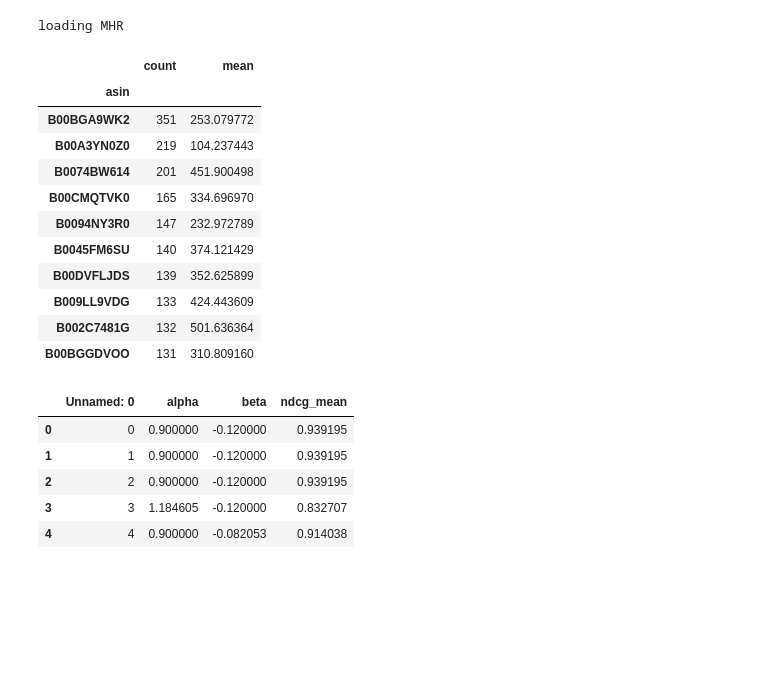
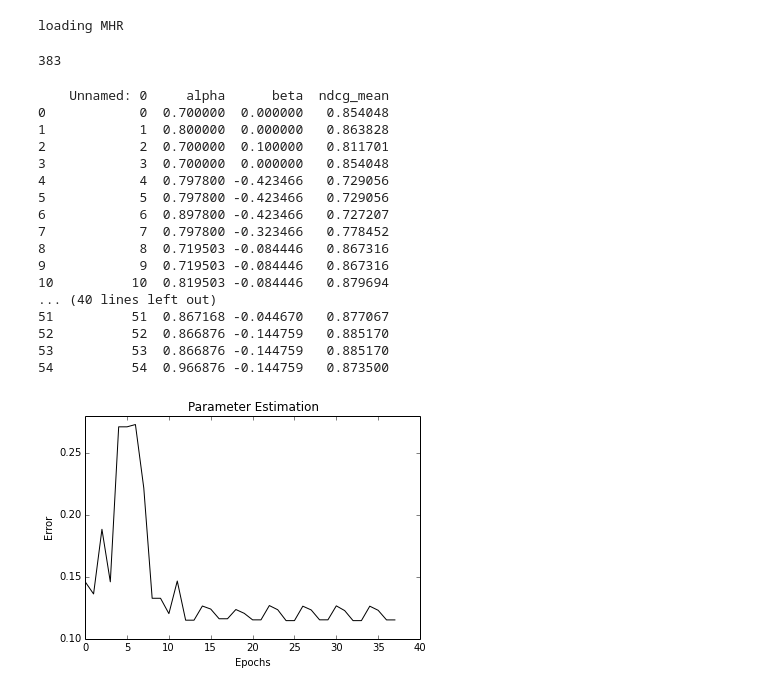
Before and after one commit to vwoloszyn/MRR, a Jupyter notebook: Parameter_estimation.ipynb, the cells around one changed output. Cells and saved outputs as stored; diff of their text form; code cells hidden in the pictures; blank space fills up the shorter version.

Commit message:
parameter estimation files

```diff
--- a/Parameter_estimation.ipynb
+++ b/Parameter_estimation.ipynb
@@ -17,30 +17,44 @@ loading MHR
 # %%
 reviews_features = pd.read_csv('data/eletronic_sample_counts.csv.gz')
 df_agg = reviews_features[['word_count','asin']].groupby(['asin']).agg(['count','mean'])
-df_agg['word_count'].sort_values('count',ascending=False).head(10)
+#df_agg['word_count'].sort_values('count',ascending=False).head(10)
+
+len(df_agg)
 # %% [output]
-|  | count | mean |
-| asin |  |  |
-| B00BGA9WK2 | 351 | 253.079772 |
-| B00A3YN0Z0 | 219 | 104.237443 |
-| B0074BW614 | 201 | 451.900498 |
-| B00CMQTVK0 | 165 | 334.696970 |
-| B0094NY3R0 | 147 | 232.972789 |
-| B0045FM6SU | 140 | 374.121429 |
-| B00DVFLJDS | 139 | 352.625899 |
-| B009LL9VDG | 133 | 424.443609 |
-| B002C7481G | 132 | 501.636364 |
-| B00BGGDVOO | 131 | 310.809160 |
+383
-# %%
-data = pd.read_csv("data/parameters_estimation.csv")
-data.head()
-# %% [output]
-|  | Unnamed: 0 | alpha | beta | ndcg_mean |
-| 0 | 0 | 0.900000 | -0.120000 | 0.939195 |
-| 1 | 1 | 0.900000 | -0.120000 | 0.939195 |
-| 2 | 2 | 0.900000 | -0.120000 | 0.939195 |
-| 3 | 3 | 1.184605 | -0.120000 | 0.832707 |
-| 4 | 4 | 0.900000 | -0.082053 | 0.914038 |
+# %%
+
+#while True:
+#    sleep(00.5)
+#    print "ok"
+data = pd.read_csv("data/parameters_estimation.csv")
+print data
+fig,ax = plt.subplots()
+ax.set_ylabel('Error')
+ax.set_xlabel('Epochs')
+ax.set_title('Parameter Estimation')
+
+plt.plot(1-data.as_matrix()[:38,3], color='Black')
+plt.show()
+# %% [output]
+    Unnamed: 0     alpha      beta  ndcg_mean
+0            0  0.700000  0.000000   0.854048
+1            1  0.800000  0.000000   0.863828
+2            2  0.700000  0.100000   0.811701
+3            3  0.700000  0.000000   0.854048
+4            4  0.797800 -0.423466   0.729056
+5            5  0.797800 -0.423466   0.729056
+6            6  0.897800 -0.423466   0.727207
+7            7  0.797800 -0.323466   0.778452
+8            8  0.719503 -0.084446   0.867316
+9            9  0.719503 -0.084446   0.867316
+10          10  0.819503 -0.084446   0.879694
+... (40 lines left out)
+51          51  0.867168 -0.044670   0.877067
+52          52  0.866876 -0.144759   0.885170
+53          53  0.866876 -0.144759   0.885170
+54          54  0.966876 -0.144759   0.873500
+[figure, added]
 # %%
 data = pd.read_csv("data/parameters_estimation.csv")
 
```
Also changed, not shown: parts of 2 cells of this notebook, 1 other file.
